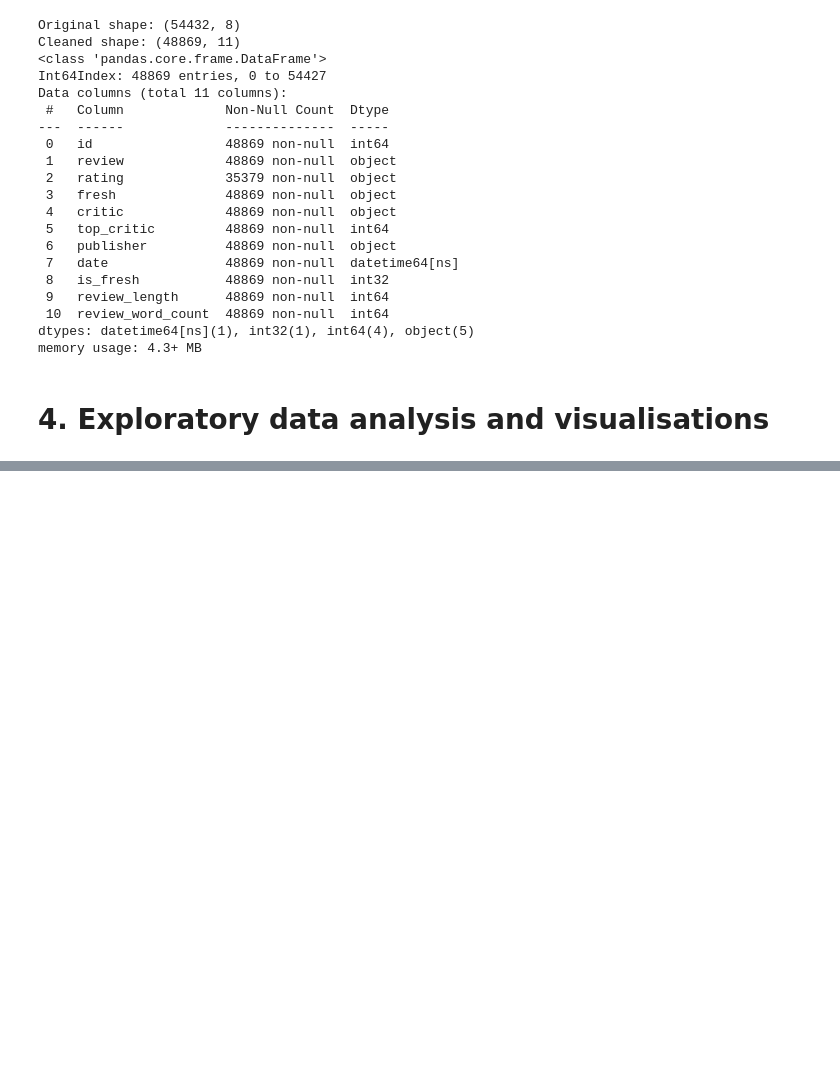
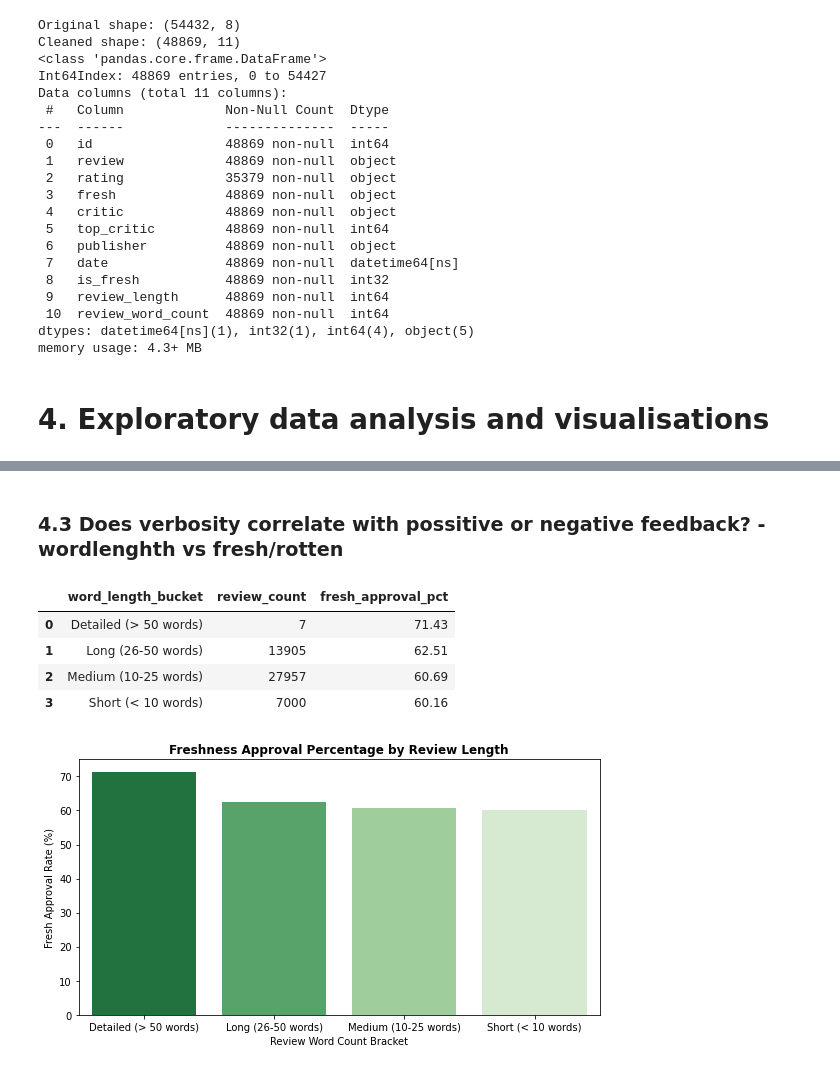
Before and after one commit to oliverkiplagat/Studio_Launch-Pad, a Jupyter notebook: student.ipynb, the cells around one changed output, grey strips where cells are left out. Saved outputs shown, nothing was run; the diff lists cells and outputs as text; code cells hidden in the pictures; blank space fills up the shorter version.

```diff
--- a/student.ipynb
+++ b/student.ipynb
@@ -121,0 +196,37 @@ print("SQL Table 'reviews' created successfully.")
+# %% [markdown]
+### 4.3 Does verbosity correlate with possitive or negative feedback? - wordlenghth vs fresh/rotten
+# %%
+sql_word_bins = """
+SELECT
+    CASE
+        WHEN review_word_count < 10 THEN 'Short (< 10 words)'
+        WHEN review_word_count BETWEEN 10 AND 25 THEN 'Medium (10-25 words)'
+        WHEN review_word_count BETWEEN 26 AND 50 THEN 'Long (26-50 words)'
+        ELSE 'Detailed (> 50 words)'
+    END AS word_length_bucket,
+    COUNT(*) AS review_count,
+    ROUND(AVG(is_fresh) * 100, 2) AS fresh_approval_pct
+FROM reviews
+GROUP BY word_length_bucket
+ORDER BY fresh_approval_pct DESC;
+"""
+
+bins_df = pd.read_sql_query(sql_word_bins, conn)
+display(bins_df)
+
+# Plot Word Length vs Freshness
+plt.figure(figsize=(8, 4.5))
+sns.barplot(data=bins_df, x='word_length_bucket', y='fresh_approval_pct', palette='Greens_r')
+plt.title('Freshness Approval Percentage by Review Length', fontsize=12, fontweight='bold')
+plt.xlabel('Review Word Count Bracket', fontsize=10)
+plt.ylabel('Fresh Approval Rate (%)', fontsize=10)
+plt.tight_layout()
+plt.savefig('images/word_length_vs_freshness.png', dpi=300)
+plt.show()
+# %% [output]
+|  | word_length_bucket | review_count | fresh_approval_pct |
+| 0 | Detailed (> 50 words) | 7 | 71.43 |
+| 1 | Long (26-50 words) | 13905 | 62.51 |
+| 2 | Medium (10-25 words) | 27957 | 60.69 |
+| 3 | Short (< 10 words) | 7000 | 60.16 |
+[figure, added]
```
Also changed, not shown: parts of 5 cells of this notebook.
